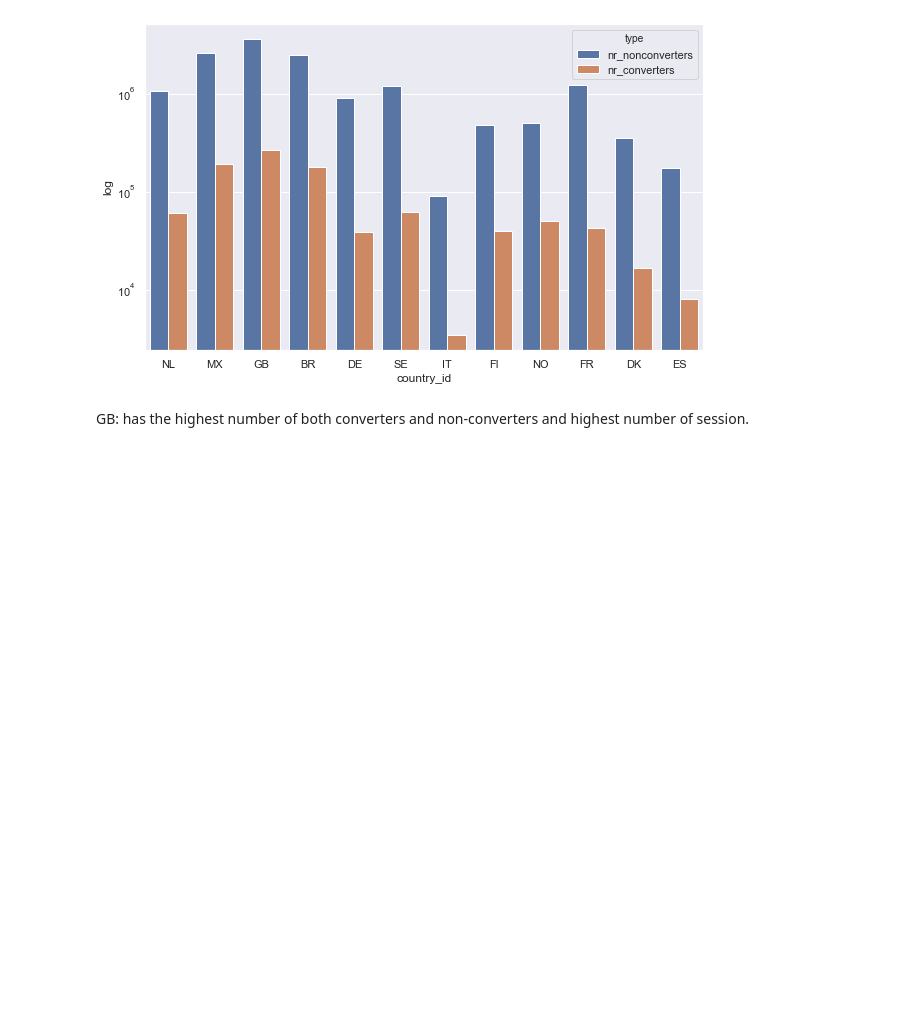
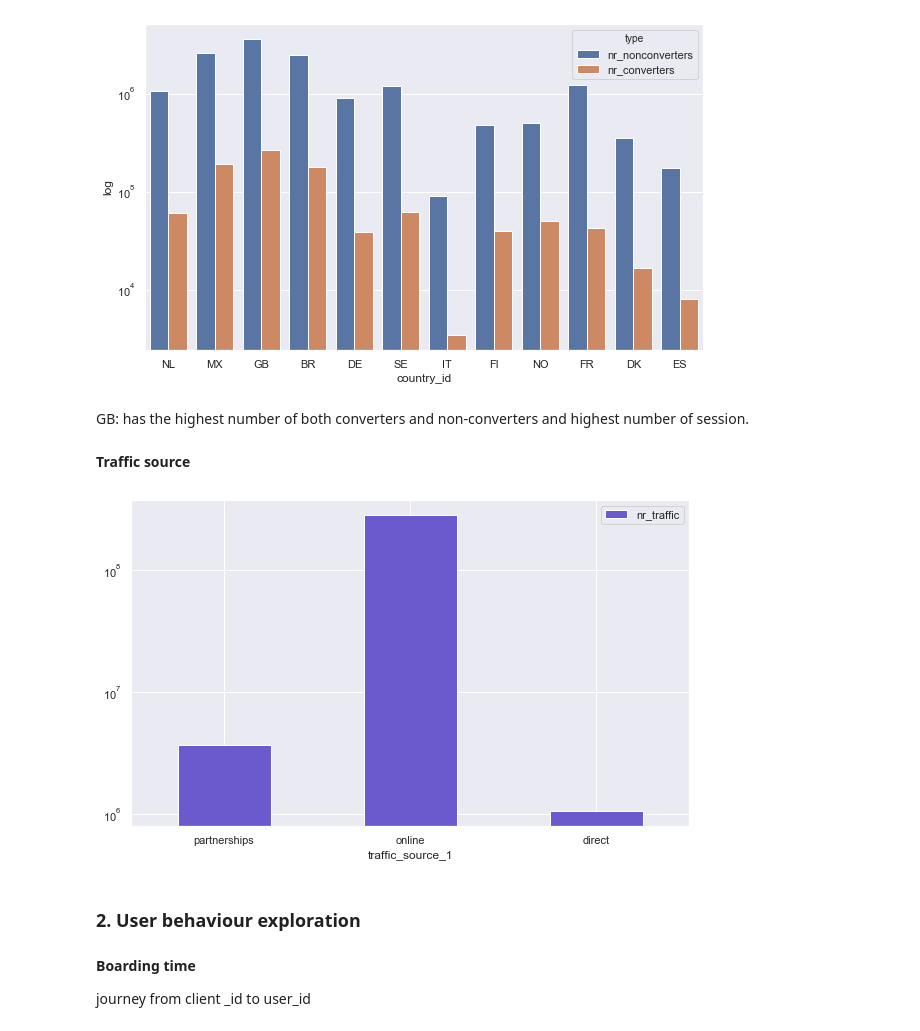
Before and after one commit to TrangTranNgoc/PrMarketingAttribution, a Jupyter notebook: exploration/GoogleAnalyticExploration.ipynb, the cells around one changed output. Saved outputs shown, nothing was run; the diff lists cells and outputs as text; code cells hidden in the pictures; blank space fills up the shorter version.

```diff
--- a/exploration/GoogleAnalyticExploration.ipynb
+++ b/exploration/GoogleAnalyticExploration.ipynb
@@ -562,3 +557,5 @@ plt.show()
 [figure]
 # %% [markdown]
 GB: has the highest number of both converters and non-converters and highest number of session.
+# %% [markdown]
+**Traffic source**
@@ -564,0 +575,8 @@ GB: has the highest number of both converters and non-converters and highest num
+# %%
+traffic_source_sql.plot(kind = 'bar', x = 'traffic_source_1', y ='nr_traffic', logy = True,
+                        rot = 0, color = 'slateblue')
+plt.legend('')
+#plt.title()
+plt.show()
+# %% [output]
+[figure, added]
@@ -564,0 +606,6 @@ GB: has the highest number of both converters and non-converters and highest num
+# %% [markdown]
+### 2. User behaviour exploration
+# %% [markdown]
+**Boarding time**
+
+journey from client _id to user_id
```
Also changed, not shown: parts of 29 cells of this notebook.
